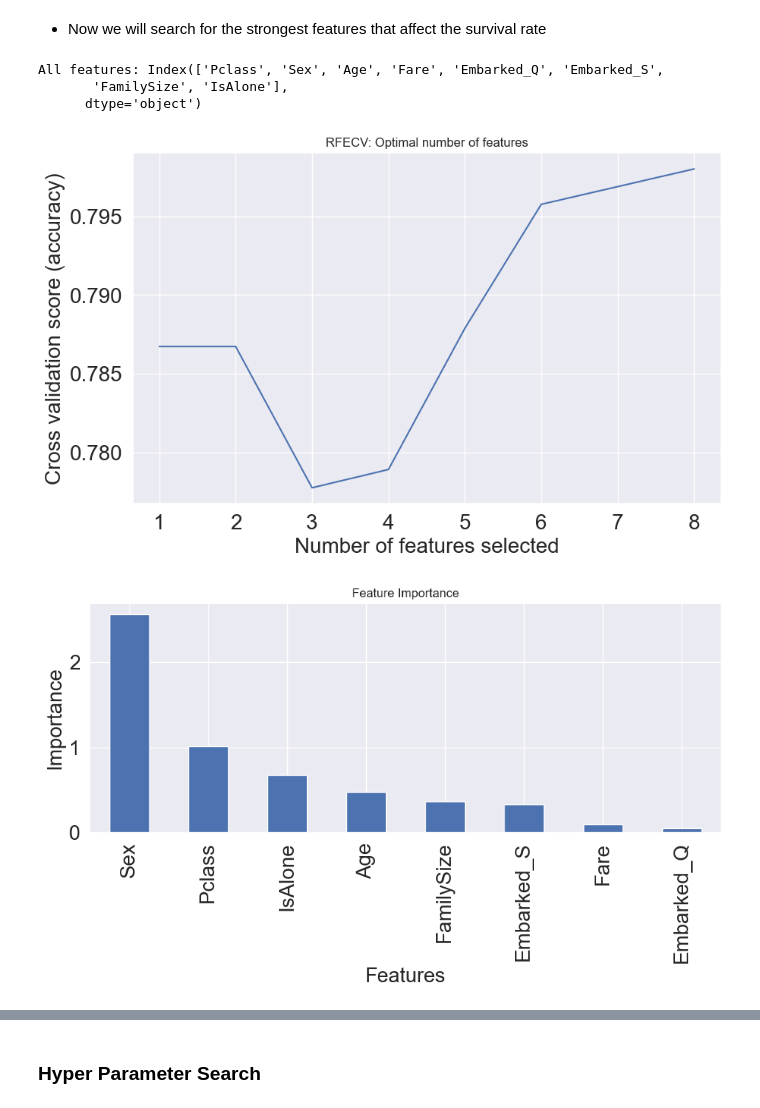
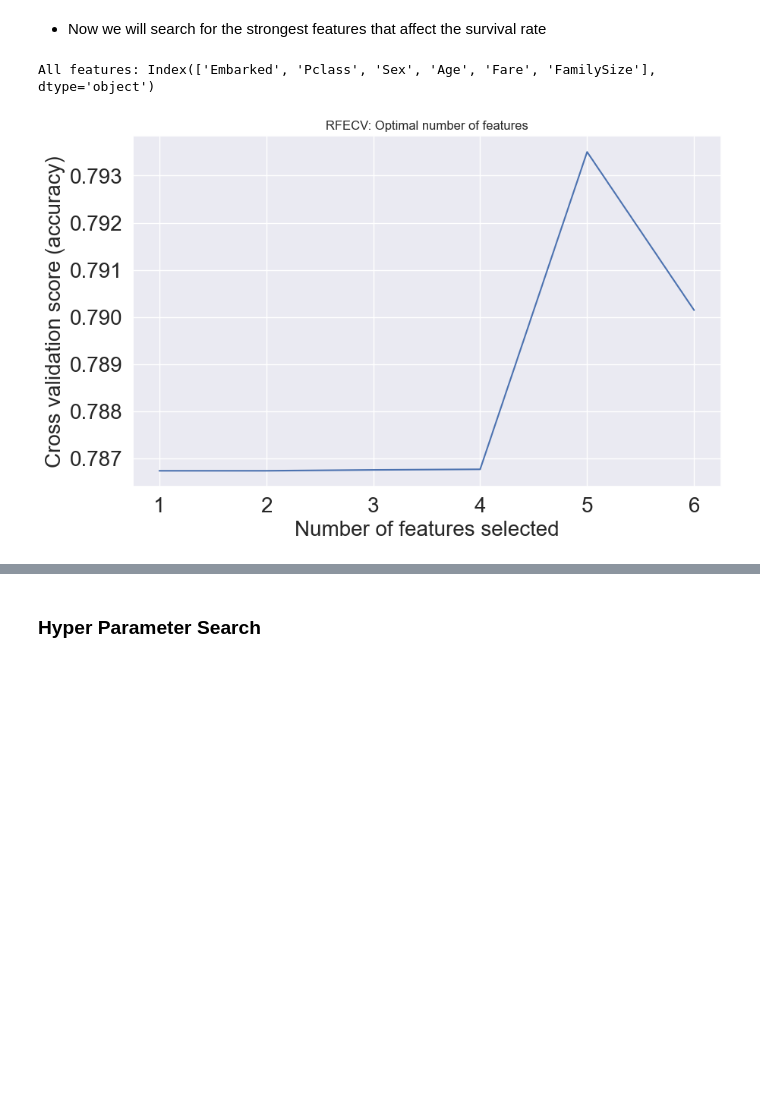
Before and after one commit to yayaya142/Titanic---ML-from-Disaster, a Jupyter notebook: src/titanic.ipynb, the cells around one changed output, grey strips where cells are left out. Saved outputs shown, nothing was run; the diff lists cells and outputs as text; code cells hidden in the pictures; blank space fills up the shorter version.

```diff
--- a/src/titanic.ipynb
+++ b/src/titanic.ipynb
@@ -482,22 +483,22 @@ t = train_data['Survived']
 # %% [markdown]
 - Normalize the data
 # %%
-# from sklearn.preprocessing import OneHotEncoder
-# from sklearn.preprocessing import OrdinalEncoder
-# from sklearn.preprocessing import StandardScaler
+from sklearn.preprocessing import OneHotEncoder
+from sklearn.preprocessing import OrdinalEncoder
+from sklearn.preprocessing import StandardScaler
 
-# # use column transformer to insert different transformers for each column
-# from sklearn.compose import ColumnTransformer
+# use column transformer to insert different transformers for each column
+from sklearn.compose import ColumnTransformer
 
-# numerical_cols = X.select_dtypes(include=['int64', 'float64']).columns
-# categorical_cols = X.select_dtypes(include=['object', 'bool']).columns
-# all_cols = list(categorical_cols) + list(numerical_cols)
-# ct_enc_std = ColumnTransformer([
-#             ("encoding", OrdinalEncoder(), categorical_cols),
-#             ("standard", StandardScaler(), numerical_cols)])
-# X_enc = pd.DataFrame(ct_enc_std.fit_transform(X, t), columns=all_cols)
-# test_X_enc = pd.DataFrame(ct_enc_std.fit_transform(test_data), columns=X_enc.columns.values.tolist())
-# X = X_enc
+numerical_cols = X.select_dtypes(include=['int64', 'float64']).columns
+categorical_cols = X.select_dtypes(include=['object', 'bool']).columns
+all_cols = list(categorical_cols) + list(numerical_cols)
+ct_enc_std = ColumnTransformer([
+            ("encoding", OrdinalEncoder(), categorical_cols),
+            ("standard", StandardScaler(), numerical_cols)])
+X_enc = pd.DataFrame(ct_enc_std.fit_transform(X, t), columns=all_cols)
+test_X_enc = pd.DataFrame(ct_enc_std.fit_transform(test_data), columns=X_enc.columns.values.tolist())
+X = X_enc
 # %% [markdown]
 #### KPI functions
 # %% [markdown]
@@ -776,26 +777,27 @@ def perform_feature_selection(X, y, n_features_to_select=None):
 # %%
 # Print all the features
 print("All features:", X.columns)
 
 # Perform feature selection
 best_features, feature_importance = perform_feature_selection(X, t)
 
 print("Selected features:", best_features)
 print("\nFeature importance:")
 print(feature_importance)
 
 # Update X with selected features
 X_selected_features = X[best_features]
+
+
+# Optional select features by amount
+n_features_to_select = 6
+selected_features = feature_selec(X, t, n_features_to_select)
+X_selected_features = X[selected_features]
+
+
+
 print("X Shape: ", X.shape)
 print("X Selected Shape: ", X_selected_features.shape)
-
-# Optional select features by amount
-n_features_to_select = 7
-selected_features = feature_selec(X, t, n_features_to_select)
-X_selected_features = X[selected_features]
 # %% [output]
-All features: Index(['Pclass', 'Sex', 'Age', 'Fare', 'Embarked_Q', 'Embarked_S',
-       'FamilySize', 'IsAlone'],
-      dtype='object')
+All features: Index(['Embarked', 'Pclass', 'Sex', 'Age', 'Fare', 'FamilySize'], dtype='object')
-[figure, old version]
+[figure, new version]
-[figure, removed]
```
Also changed, not shown: parts of 36 cells of this notebook, 1 other file.
